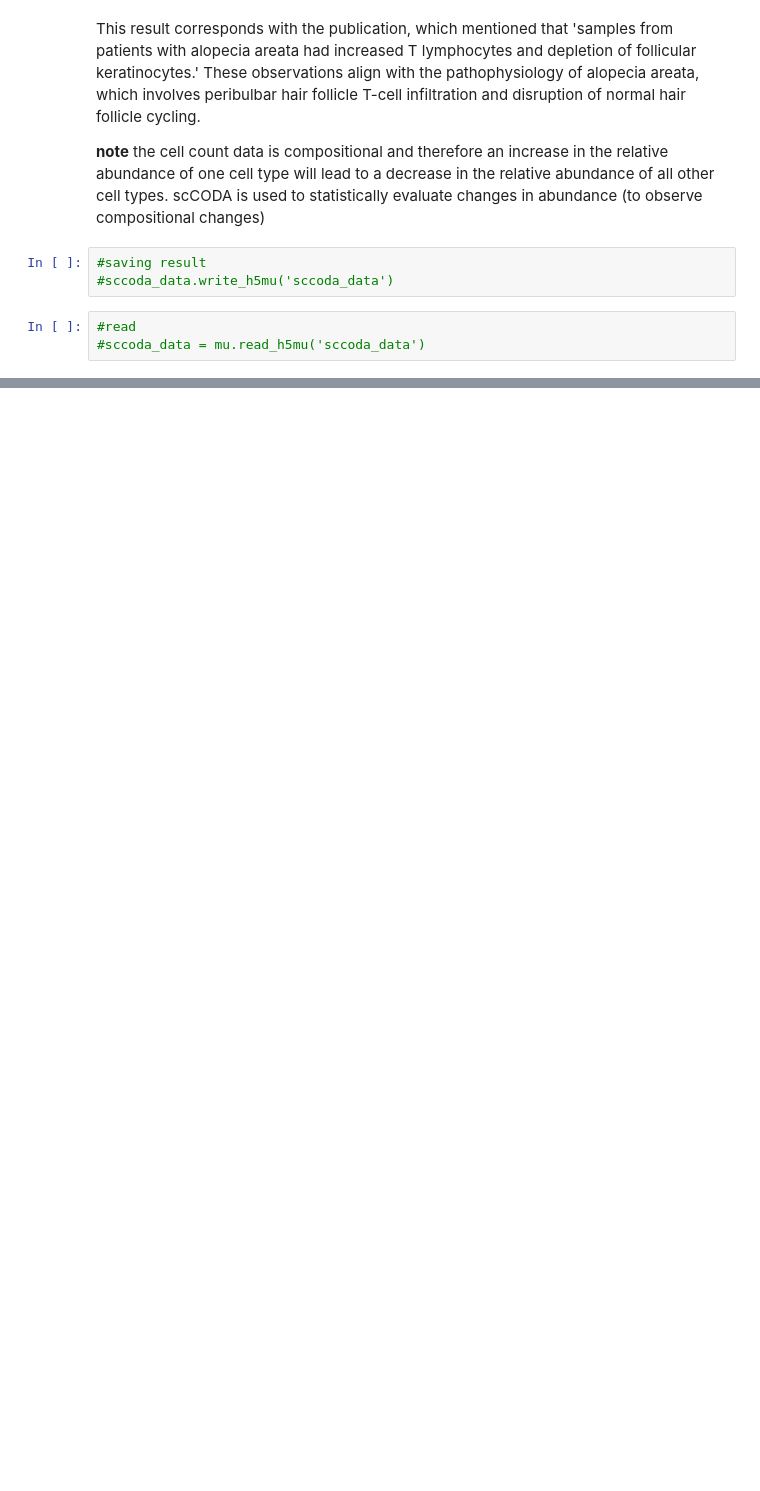
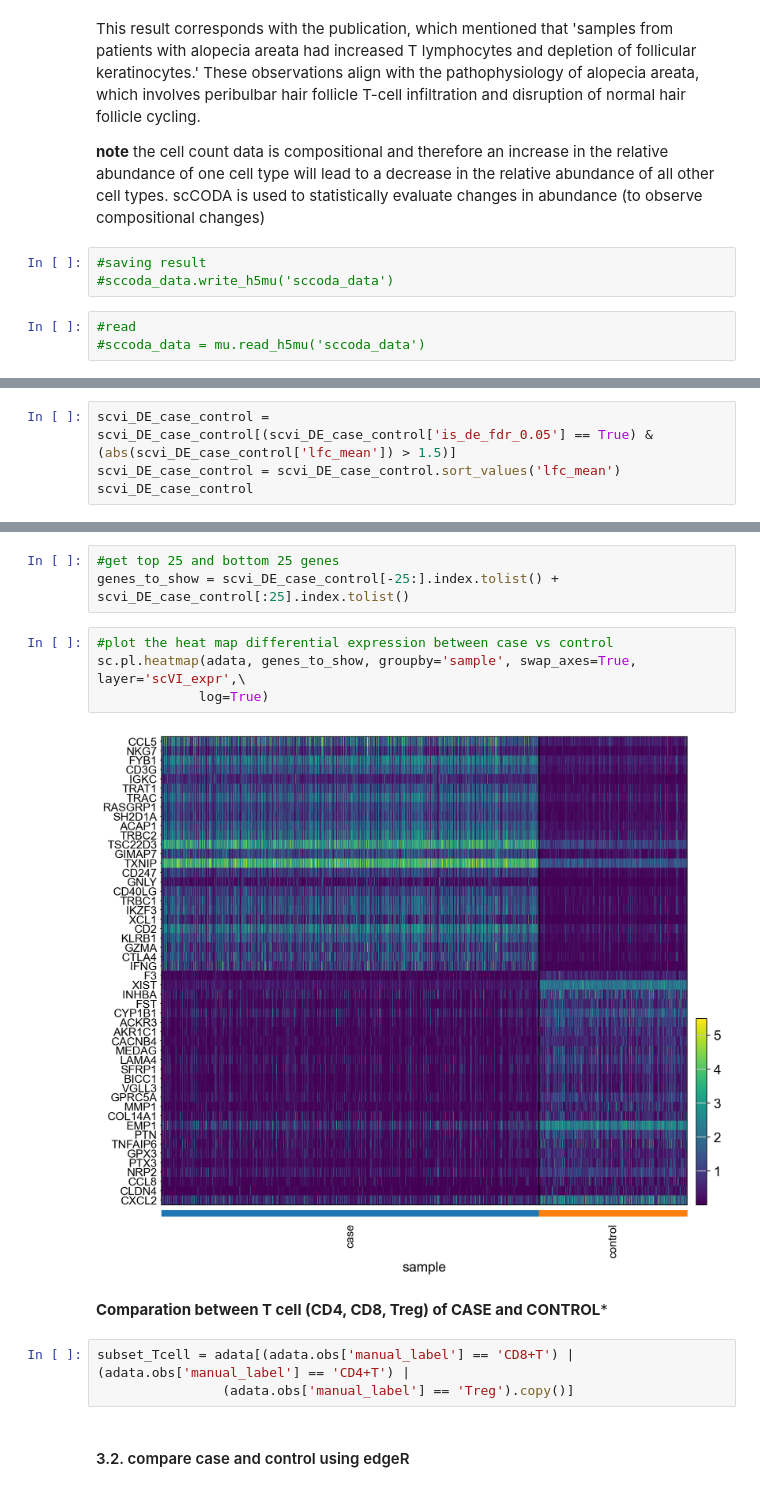
Before and after one commit to chira-ploy/singlecells-DataPlayground, a Jupyter notebook: alopecia_areata/alopecia_areata_analysis.ipynb, the cells around one changed output, grey strips where cells are left out. Cells and saved outputs as stored; diff of their text form; blank space fills up the shorter version.

Commit message:
DE analysis using scVI

```diff
--- a/alopecia_areata/alopecia_areata_analysis.ipynb
+++ b/alopecia_areata/alopecia_areata_analysis.ipynb
@@ -719,0 +934,4 @@ scCODA is used to statistically evaluate changes in abundance (to observe compos
+# %%
+scvi_DE_case_control = scvi_DE_case_control[(scvi_DE_case_control['is_de_fdr_0.05'] == True) & (abs(scvi_DE_case_control['lfc_mean']) > 1.5)]
+scvi_DE_case_control = scvi_DE_case_control.sort_values('lfc_mean')
+scvi_DE_case_control
@@ -719,0 +952,16 @@ scCODA is used to statistically evaluate changes in abundance (to observe compos
+# %%
+#get top 25 and bottom 25 genes
+genes_to_show = scvi_DE_case_control[-25:].index.tolist() + scvi_DE_case_control[:25].index.tolist()
+# %%
+#plot the heat map differential expression between case vs control
+sc.pl.heatmap(adata, genes_to_show, groupby='sample', swap_axes=True, layer='scVI_expr',\
+             log=True)
+# %% [output]
+[figure, added]
+# %% [markdown]
+**Comparation between T cell (CD4, CD8, Treg) of CASE and CONTROL***
+# %%
+subset_Tcell = adata[(adata.obs['manual_label'] == 'CD8+T') | (adata.obs['manual_label'] == 'CD4+T') |
+                (adata.obs['manual_label'] == 'Treg').copy()]
+# %% [markdown]
+#### 3.2. compare case and control using edgeR
```
Also changed, not shown: parts of 29 cells of this notebook.
